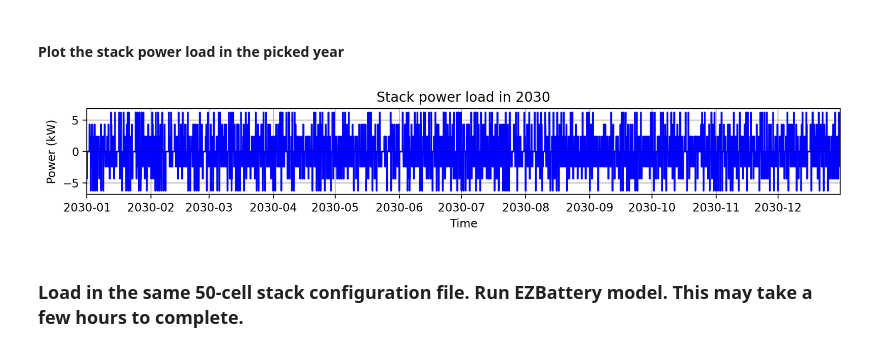
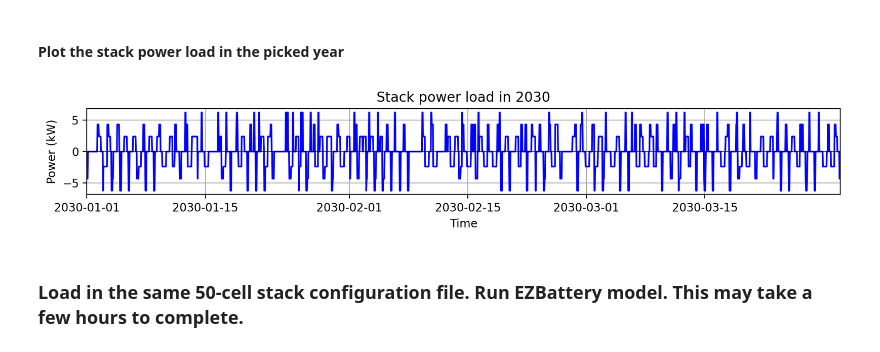
Before and after one commit to pnnl/EZBattery, a Jupyter notebook: Demo_large_Vanadium_system_lab_to_system.ipynb, the cells around one changed output. Drawn from its saved outputs; the diff is of its cells as text; code cells hidden in the pictures.

```diff
--- a/Demo_large_Vanadium_system_lab_to_system.ipynb
+++ b/Demo_large_Vanadium_system_lab_to_system.ipynb
@@ -174,19 +224,19 @@ data_time=data_time_power.index.to_numpy()
 #### Plot the stack power load in the picked year
 # %%
 start_date = pd.Timestamp("2030-01-01")
-end_date = pd.Timestamp("2030-12-31")
+end_date = pd.Timestamp("2030-03-31")
 plt.figure(figsize=(10, 2),dpi=200)
 plt.plot(data_time, data_power, label="Power (kW)", color='b')
 plt.axhline(0, color='black', lw=0.5)
 plt.title("Stack power load in "+str(nyear))
 plt.xlabel("Time")
 plt.ylabel("Power (kW)")
 plt.xlim(start_date, end_date)
 plt.grid(True)
 plt.tight_layout()
 plt.show()
 # %% [output]
-[figure, old version]
+[figure, new version]
 # %% [markdown]
 
 ### Load in the same 50-cell stack configuration file. Run EZBattery model. This may take a few hours to complete.
```
Also changed, not shown: parts of 5 cells of this notebook.
